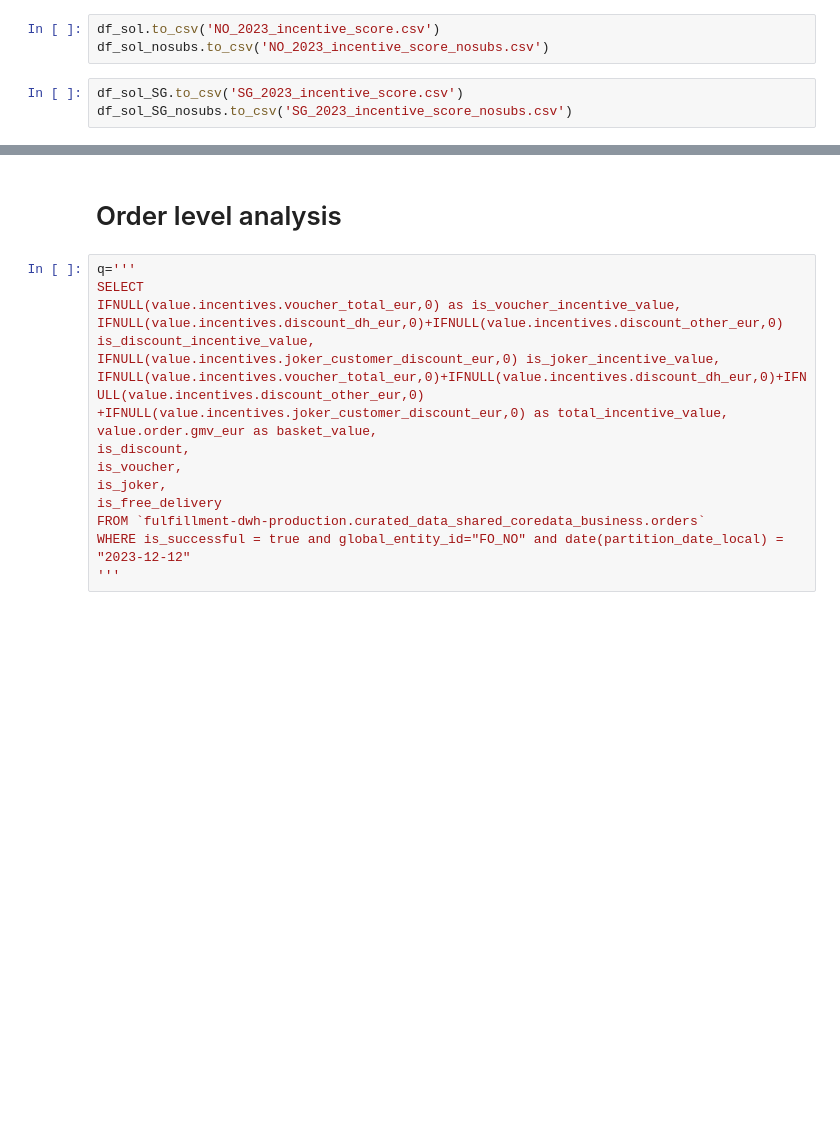
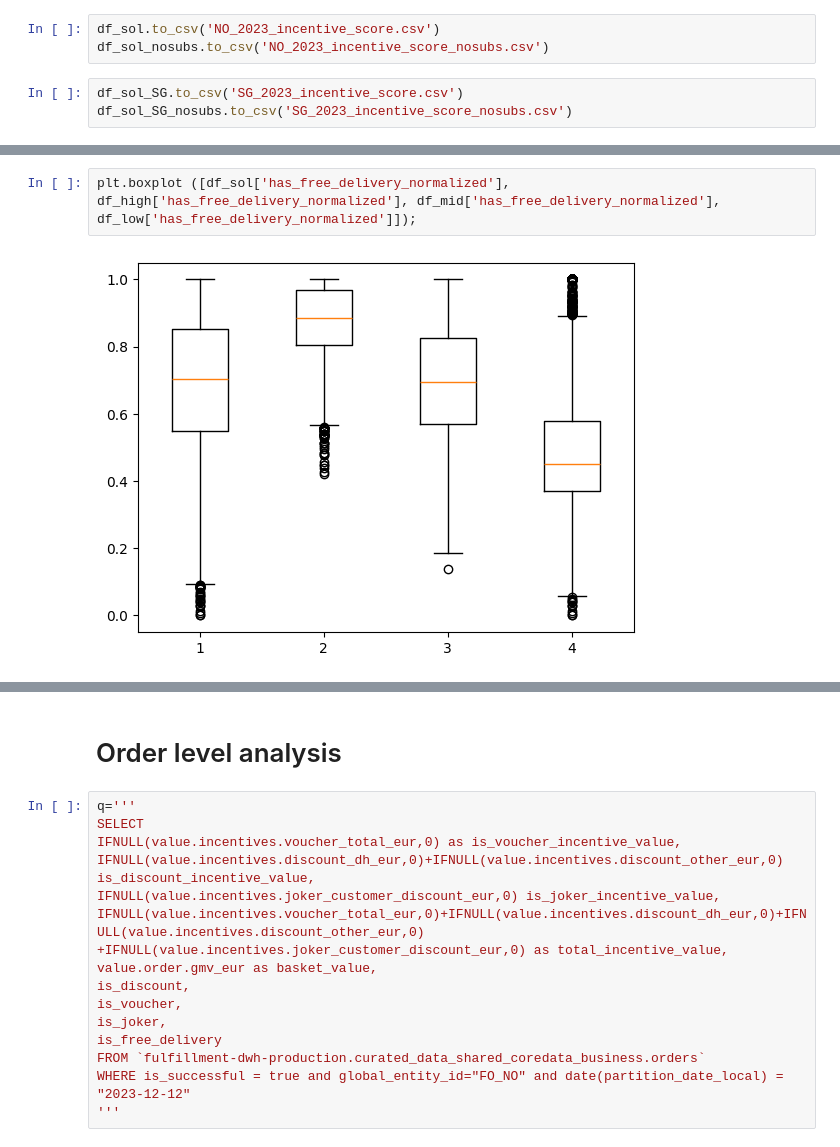
Before and after one commit to AChiaraCapuano/incentives_analysis, a Jupyter notebook: analysis_nb.ipynb, the cells around one changed output, grey strips where cells are left out. Cells and saved outputs as stored; diff of their text form; blank space fills up the shorter version.

```diff
--- a/analysis_nb.ipynb
+++ b/analysis_nb.ipynb
@@ -331,0 +340,4 @@ df_sol_SG_nosubs.to_csv('SG_2023_incentive_score_nosubs.csv')
+# %%
+plt.boxplot ([df_sol['has_free_delivery_normalized'], df_high['has_free_delivery_normalized'], df_mid['has_free_delivery_normalized'], df_low['has_free_delivery_normalized']]);
+# %% [output]
+[figure, added]
```
Also changed, not shown: parts of 5 cells of this notebook.
